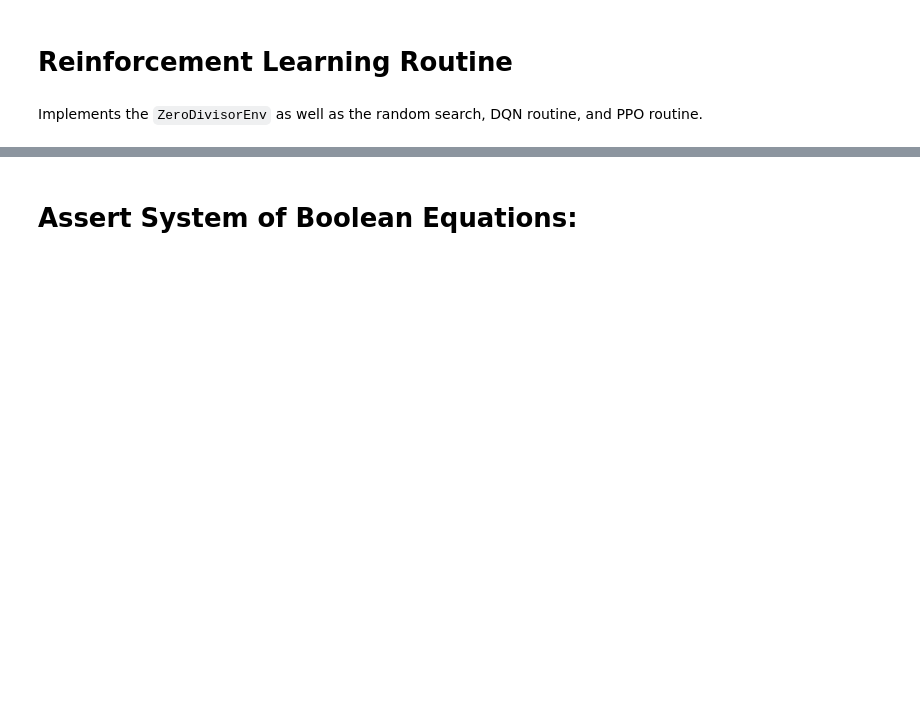
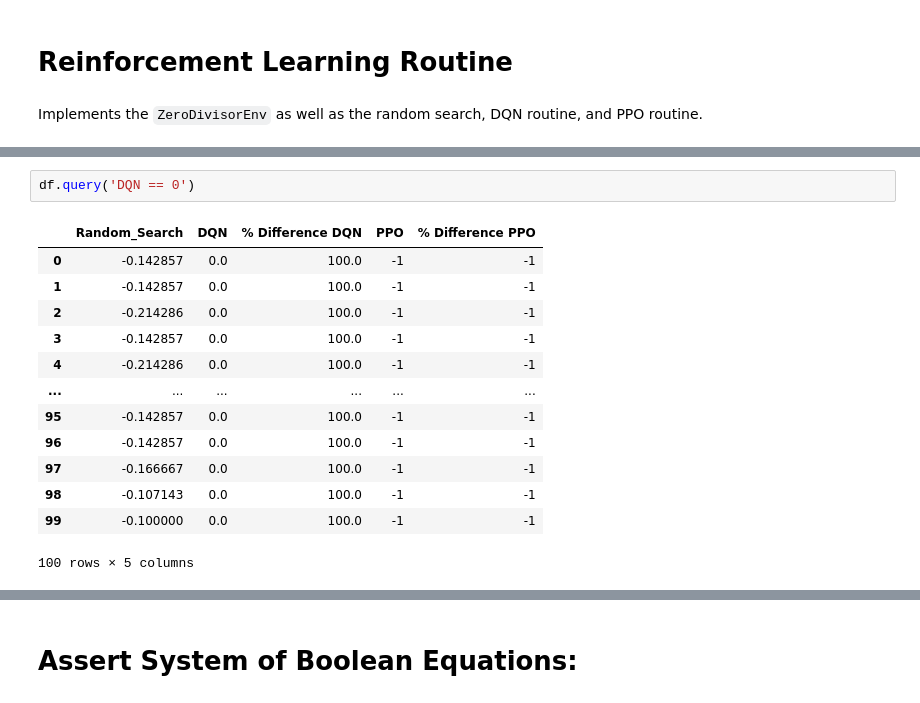
Before and after one commit to adelkhafizova/ai_in_math, a Jupyter notebook: kaplansky_zero_divisors/find_counterexamples.ipynb, the cells around one changed output, grey strips where cells are left out. Cells and saved outputs as stored; diff of their text form; blank space fills up the shorter version.

```diff
--- a/kaplansky_zero_divisors/find_counterexamples.ipynb
+++ b/kaplansky_zero_divisors/find_counterexamples.ipynb
@@ -363,0 +702,16 @@ DQN Avg:  -0.09152111
+# %%
+df.query('DQN == 0')
+# %% [output]
+|  | Random_Search | DQN | % Difference DQN | PPO | % Difference PPO |
+| 0 | -0.142857 | 0.0 | 100.0 | -1 | -1 |
+| 1 | -0.142857 | 0.0 | 100.0 | -1 | -1 |
+| 2 | -0.214286 | 0.0 | 100.0 | -1 | -1 |
+| 3 | -0.142857 | 0.0 | 100.0 | -1 | -1 |
+| 4 | -0.214286 | 0.0 | 100.0 | -1 | -1 |
+| ... | ... | ... | ... | ... | ... |
+| 95 | -0.142857 | 0.0 | 100.0 | -1 | -1 |
+| 96 | -0.142857 | 0.0 | 100.0 | -1 | -1 |
+| 97 | -0.166667 | 0.0 | 100.0 | -1 | -1 |
+| 98 | -0.107143 | 0.0 | 100.0 | -1 | -1 |
+| 99 | -0.100000 | 0.0 | 100.0 | -1 | -1 |
+100 rows × 5 columns
```
Also changed, not shown: parts of 17 cells of this notebook, 1 other file.
